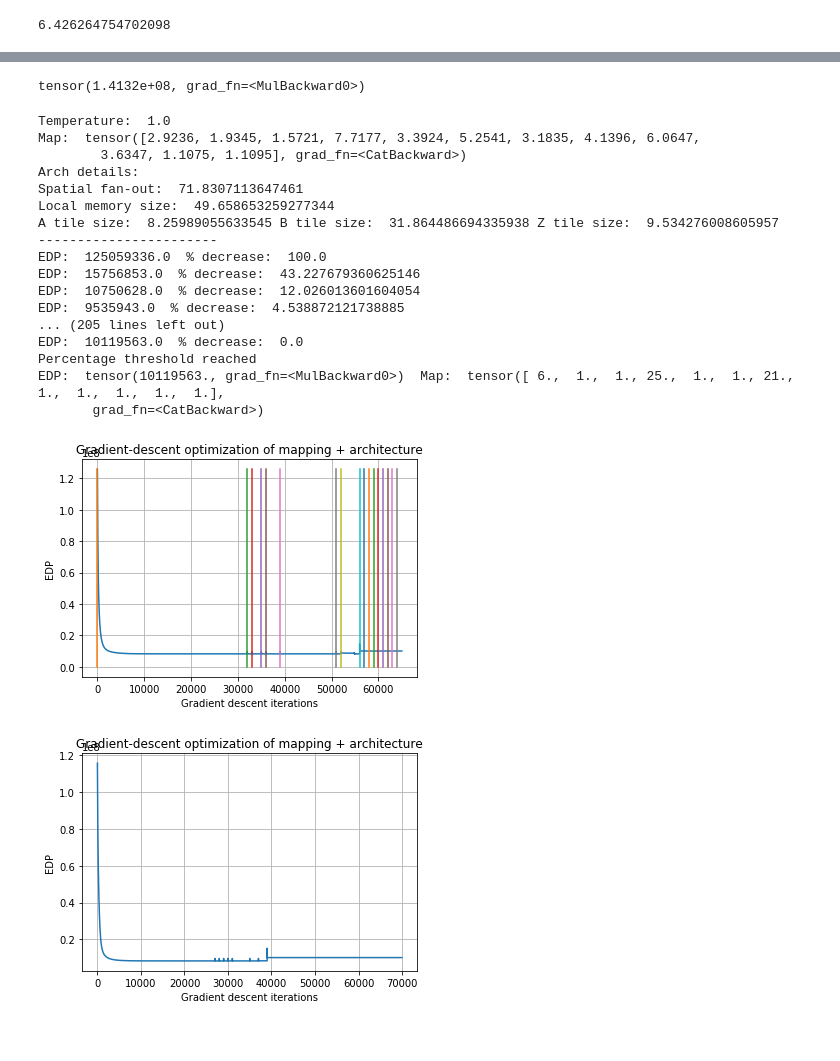
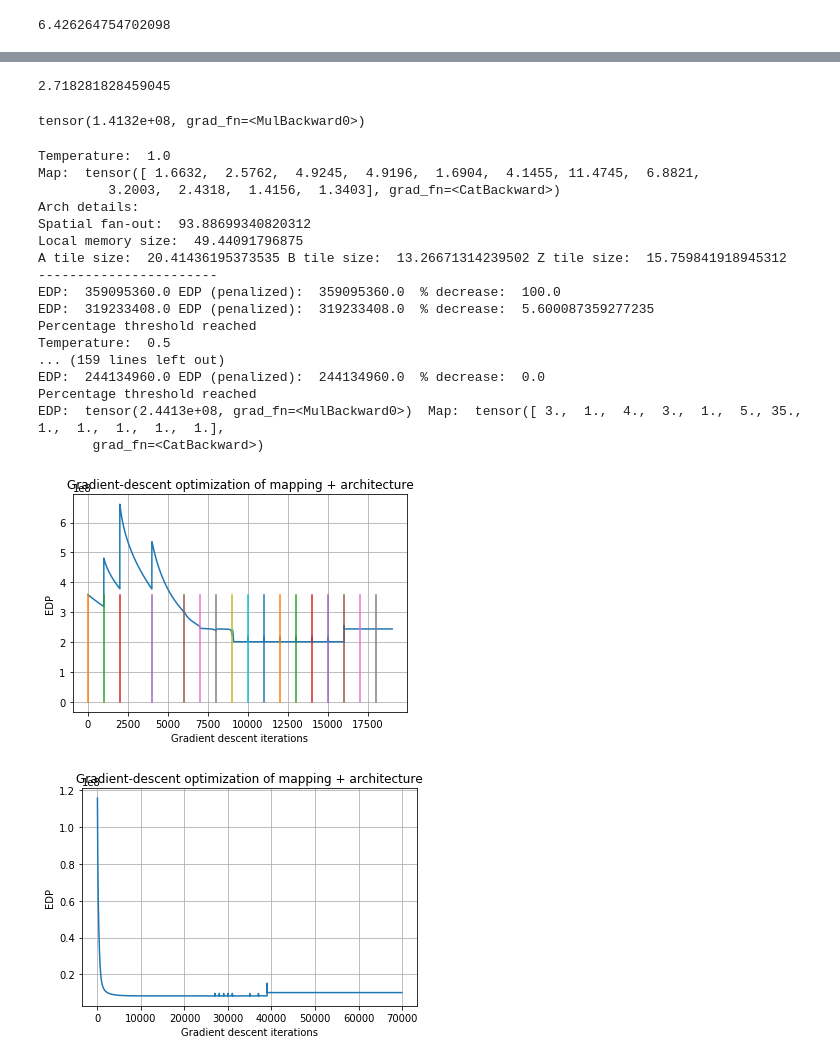
Before and after one commit to abf149/lab2-2022-abf149, a Jupyter notebook: workspace/lab2/archopt.ipynb, the cells around one changed output, grey strips where cells are left out. Cells and saved outputs as stored; diff of their text form; code cells hidden in the pictures.

```diff
--- a/workspace/lab2/archopt.ipynb
+++ b/workspace/lab2/archopt.ipynb
@@ -261,5 +281,6 @@ tensor([ 1.,  2.,  3.,  5.,  5.,  1.,  1., 21.,  1.,  1.,  2.,  1.],
 # %%
 import torch.nn as nn
+import numpy as np
 
 class ArchMap_spGEMM(nn.Module):
 
@@ -286,6 +307,8 @@ class ArchMap_spGEMM(nn.Module):
         Z_matrix_size = M*N
         main_memory_size = A_matrix_size+B_matrix_size+Z_matrix_size
         total_num_macs = M*K*N
+
+        T = x
 
         # Calculate map (loop bounds & loop nest)
         # torch.tensor([L1 spatial bound & L1 temporal bound & L0 temporal bound For ranks M, K, N; reuse factor for A, B, Z])
@@ -373,8 +396,23 @@ class ArchMap_spGEMM(nn.Module):
         # Calculate latency in cycles
         total_problem_latency = local_num_macs
 
+        problem_edp = total_problem_energy*total_problem_latency
+
+        self.problem_edp = problem_edp
         # Calculate EDP
-        problem_edp = total_problem_energy*total_problem_latency
+        if spatial_fan_out.item() > 512.0:
+
+            problem_edp = problem_edp + 1.0e10*((spatial_fan_out - 512.0)/T.item())
+            #print(1.0e20*((spatial_fan_out - 512.0)))
+#            problem_edp = total_problem_energy*total_problem_latency + torch.exp((spatial_fan_out - 512.0))
+#            print("Being used: ", torch.exp((spatial_fan_out - 512.0)), \
+#                   "delta: ", spatial_fan_out - 512.0, \
+#                   "spatial fan-out: ", spatial_fan_out)
+
+            #            problem_edp = total_problem_energy*total_problem_latency + torch.exp(-(spatial_fan_out.item() - 512.0)/T.item())
+
+            #1.0e10/(1+math.exp(-(spatial_fan_out.item() - 512.0)/T.item()))
+
 
         return problem_edp
 
@@ -465,6 +503,10 @@ class ArchMap_spGEMM(nn.Module):
 
         # Calculate EDP
         problem_edp = total_problem_energy*total_problem_latency
+# %%
+np.exp(1.0)
+# %% [output]
+2.718281828459045
 # %%
 net = ArchMap_spGEMM(2*3, 5*5, 3*7)
 T = torch.tensor([1.0])
@@ -487,17 +529,20 @@ import math
 import matplotlib.pyplot as plt
 import numpy as np
 
-net = ArchMap_spGEMM(2*3, 5*5, 3*7)
+net = ArchMap_spGEMM(2*3*2, 5*3, 5*7)
 
-optimizer = optim.Adam(net.parameters() , lr=0.002)
+optimizer = optim.Adam(net.parameters() , lr=0.00005)
 
 T = torch.tensor([1.0])
 
 edp_list = []
+edp_pen_list = []
 cooling_points = []
 temperature_list = []
 
 thresh_pct = 0.5
+
+edp = 0.0
 
 pct = 100.0
 
@@ -515,54 +560,58 @@ while(T.item() > 1.0e-05):
     net.archMapStats()
     print("-----------------------")
     pct = 100.0
-    while(pct > 0.00001 and T.item() > 1.0e-05):
+
+    j = i
+    while((pct > 10.0) and T.item() > 1.0e-05 and (i-j)<100000):
         optimizer.zero_grad() # clear gradients
-        edp = net(T) # forward step
+        edp_pen = net(T) # forward step
+        edp = net.problem_edp
+        edp_pen_list.append(edp_pen.item())
         edp_list.append(edp.item())
-        loss = edp
+        loss = edp_pen
         loss.backward() # backprop
         optimizer.step() # optimize weights
         if i % 1000 == 0:
             pct = 100.0
             if i > 0:
                 pct = 100.0*abs(edp_list[-1]-edp_list[-500])/edp_list[-500] #100.0*abs(edp_list[-1]-edp_list[-2])/edp_list[-2]
-            print("EDP: ", net(T).item(), " % decrease: ", pct)
+            print("EDP: ", edp_list[-1], "EDP (penalized): ",  edp_pen_list[-1], " % decrease: ", pct)
 
 
 
 
         i = i + 1
     print("Percentage threshold reached")
     T = T/2.0
 
 fig = plt.figure()
 plt.plot(edp_list)
 plt.xlabel("Gradient descent iterations")
 plt.ylabel("EDP")
 plt.title("Gradient-descent optimization of mapping + architecture")
 plt.grid("on")
 
 for jdx in range(len(cooling_points)):
     plt.plot(np.array([cooling_points[jdx],cooling_points[jdx]]), np.array([-10.0,edp_list[0]]))
 # len(edp_list)<2 or 100.0*math.abs(edp_list[-1]-edp_list[-2])/edp_list[-2] > thresh_pct
 
 print("EDP: ", net(T), " Map: ", net.calcMap(T))
 # %% [output]
 Temperature:  1.0
-Map:  tensor([2.9236, 1.9345, 1.5721, 7.7177, 3.3924, 5.2541, 3.1835, 4.1396, 6.0647,
-        3.6347, 1.1075, 1.1095], grad_fn=<CatBackward>)
+Map:  tensor([ 1.6632,  2.5762,  4.9245,  4.9196,  1.6904,  4.1455, 11.4745,  6.8821,
+         3.2003,  2.4318,  1.4156,  1.3403], grad_fn=<CatBackward>)
 Arch details:
-Spatial fan-out:  71.8307113647461
-Local memory size:  49.658653259277344
-A tile size:  8.25989055633545 B tile size:  31.864486694335938 Z tile size:  9.534276008605957
+Spatial fan-out:  93.88699340820312
+Local memory size:  49.44091796875
+A tile size:  20.41436195373535 B tile size:  13.26671314239502 Z tile size:  15.759841918945312
 -----------------------
-EDP:  125059336.0  % decrease:  100.0
-EDP:  15756853.0  % decrease:  43.227679360625146
-EDP:  10750628.0  % decrease:  12.026013601604054
-EDP:  9535943.0  % decrease:  4.538872121738885
-... (205 lines left out)
-EDP:  10119563.0  % decrease:  0.0
+EDP:  359095360.0 EDP (penalized):  359095360.0  % decrease:  100.0
+EDP:  319233408.0 EDP (penalized):  319233408.0  % decrease:  5.600087359277235
 Percentage threshold reached
-EDP:  tensor(10119563., grad_fn=<MulBackward0>)  Map:  tensor([ 6.,  1.,  1., 25.,  1.,  1., 21.,  1.,  1.,  1.,  1.,  1.],
+Temperature:  0.5
+... (159 lines left out)
+EDP:  244134960.0 EDP (penalized):  244134960.0  % decrease:  0.0
+Percentage threshold reached
+EDP:  tensor(2.4413e+08, grad_fn=<MulBackward0>)  Map:  tensor([ 3.,  1.,  4.,  3.,  1.,  5., 35.,  1.,  1.,  1.,  1.,  1.],
        grad_fn=<CatBackward>)
-[figure, old version]
+[figure, new version]
```
Also changed, not shown: parts of 7 cells of this notebook.
